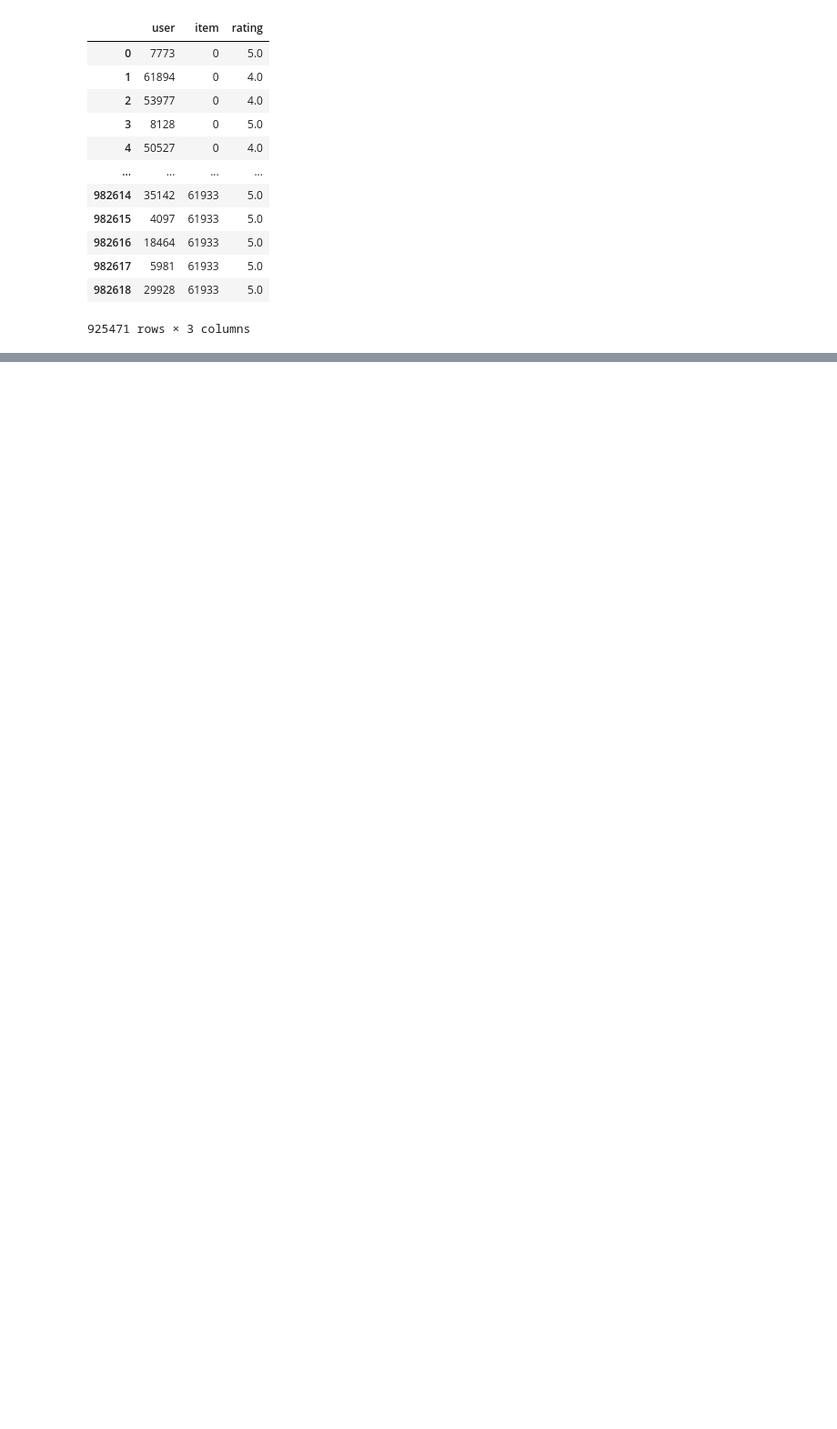
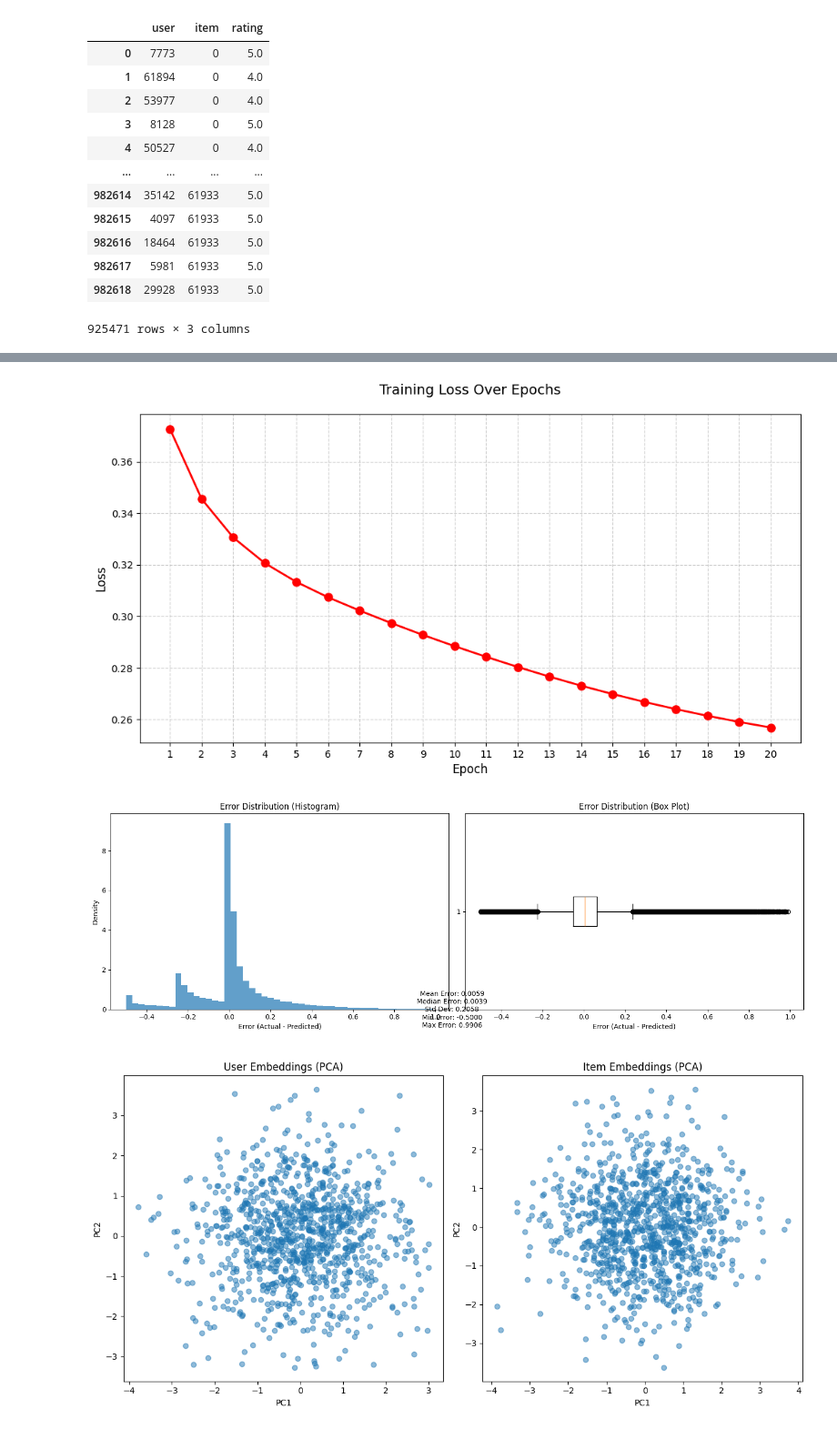
Before and after one commit to BeWelsh/Reccomendation-System, a Jupyter notebook: NCF/NCF.ipynb, the cells around one changed output, grey strips where cells are left out. Shown: that part at 91% size. Saved outputs shown, nothing was run; the diff lists cells and outputs as text; code cells hidden in the pictures; blank space fills up the shorter version.

```diff
--- a/NCF/NCF.ipynb
+++ b/NCF/NCF.ipynb
@@ -74,7 +72,7 @@ class RatingDataset(torch.utils.data.Dataset):
         return self.users[idx], self.items[idx], self.ratings[idx]
 # %%
 class NCF(nn.Module):
-    def __init__(self, num_users, num_items, embedding_dimension = 8, mlp_layers=[16,8]):
+    def __init__(self, num_users, num_items, embedding_dimension = 8, mlp_layers=[16,8], dropout=0.2):
         """
         num_users: number of users
         num_items: number of items
@@ -83,6 +81,9 @@ class NCF(nn.Module):
         """
         super(NCF, self).__init__()
 
+        # Dropout to avoid overfitting
+        self.dropout = nn.Dropout(dropout)
+
         #Matrix factorization embeddings
         self.user_embeddings_mf = nn.Embedding(num_users, embedding_dimension)
         self.item_embeddings_mf = nn.Embedding(num_items, embedding_dimension)
@@ -90,12 +91,6 @@ class NCF(nn.Module):
         #multi-layer perceptron embeddings
         self.user_embeddings_mlp = nn.Embedding(num_users, embedding_dimension)
         self.item_embeddings_mlp = nn.Embedding(num_items, embedding_dimension)
-
-        # Initialize embeddings (optional, but good practice)
-        nn.init.normal_(self.user_embeddings_mf.weight, std=0.01)
-        nn.init.normal_(self.item_embeddings_mf.weight, std=0.01)
-        nn.init.normal_(self.user_embeddings_mlp.weight, std=0.01)
-        nn.init.normal_(self.item_embeddings_mlp.weight, std=0.01)
 
         #MLP layers
         mlp_modules = []
@@ -121,6 +116,15 @@ class NCF(nn.Module):
         item_ids: [batch_size]
         returns: predicted score [batch_size, 1]
         """
+        user_gmf = self.dropout(self.user_embeddings_mf(user_ids))
+        item_gmf = self.dropout(self.item_embeddings_mf(item_ids))
+        gmf_output = user_gmf * item_gmf
+
+        user_mlp = self.dropout(self.user_embeddings_mlp(user_ids))
+        item_mlp = self.dropout(self.item_embeddings_mlp(item_ids))
+        mlp_input = torch.cat((user_mlp, item_mlp), dim=1)
+        mlp_output = self.mlp(mlp_input)
+
         # 1) GMF part
         user_gmf = self.user_embeddings_mf(user_ids)        # [batch_size, embedding_dim]
         item_gmf = self.item_embeddings_mf(item_ids)        # [batch_size, embedding_dim]
@@ -161,10 +179,10 @@ def leave_one_out_split(df):
 train, test = leave_one_out_split(clean_df)
 
 train_dataset = RatingDataset(train)
-test_dataset = RatingDataset(test)
-
 train_loader = torch.utils.data.DataLoader(
     train_dataset, batch_size=128, shuffle=True)
+
+test_dataset = RatingDataset(test)
 test_loader = torch.utils.data.DataLoader(
     test_dataset, batch_size=128, shuffle=False)
 
@@ -179,9 +197,12 @@ model.train()  # set to training mode
 criterion = nn.BCELoss()  # for binary classification
 optimizer = optim.Adam(model.parameters(), lr=0.001)
 
+""" Plotting data structures """
+# Plotting loss over time
+running_loss = []
 
-# Training loop
-epochs = 5
+# Training loop (will overfit)
+epochs = 20
 for epoch in range(epochs):
     total_loss = 0.0
     for batch_users, batch_items, batch_ratings in train_loader:
@@ -194,5 +215,9 @@ for epoch in range(epochs):
         total_loss += loss.item() * batch_users.size(0)  # Weighted by batch size
 
     avg_loss = total_loss / len(train_dataset)
+
+    # append the loss to the running_loss list
+    running_loss.append(avg_loss)
+
     print(f"Epoch {epoch+1}/{epochs}, Loss: {avg_loss:.4f}")
 # %% [output]
@@ -203,0 +244,13 @@ Epoch 5/5, Loss: 0.2602
+# %%
+#use graph functions in visualizations.py
+plot_training_history(running_loss, save_path="NCF_training_history1.png")
+
+plot_error_distribution(model, test_loader, save_path="NCF_error_distribution1.png")
+
+plot_embeddings(model, clean_df, save_path="NCF_embeddings1.png")
+
+plot_roc_curve(model, test_loader, criterion, save_path="NCF_roc_curve1.png")
+# %% [output]
+[figure, added]
+[figure, added]
+[figure, added]
```
Also changed, not shown: parts of 8 cells of this notebook, 6 other files.
